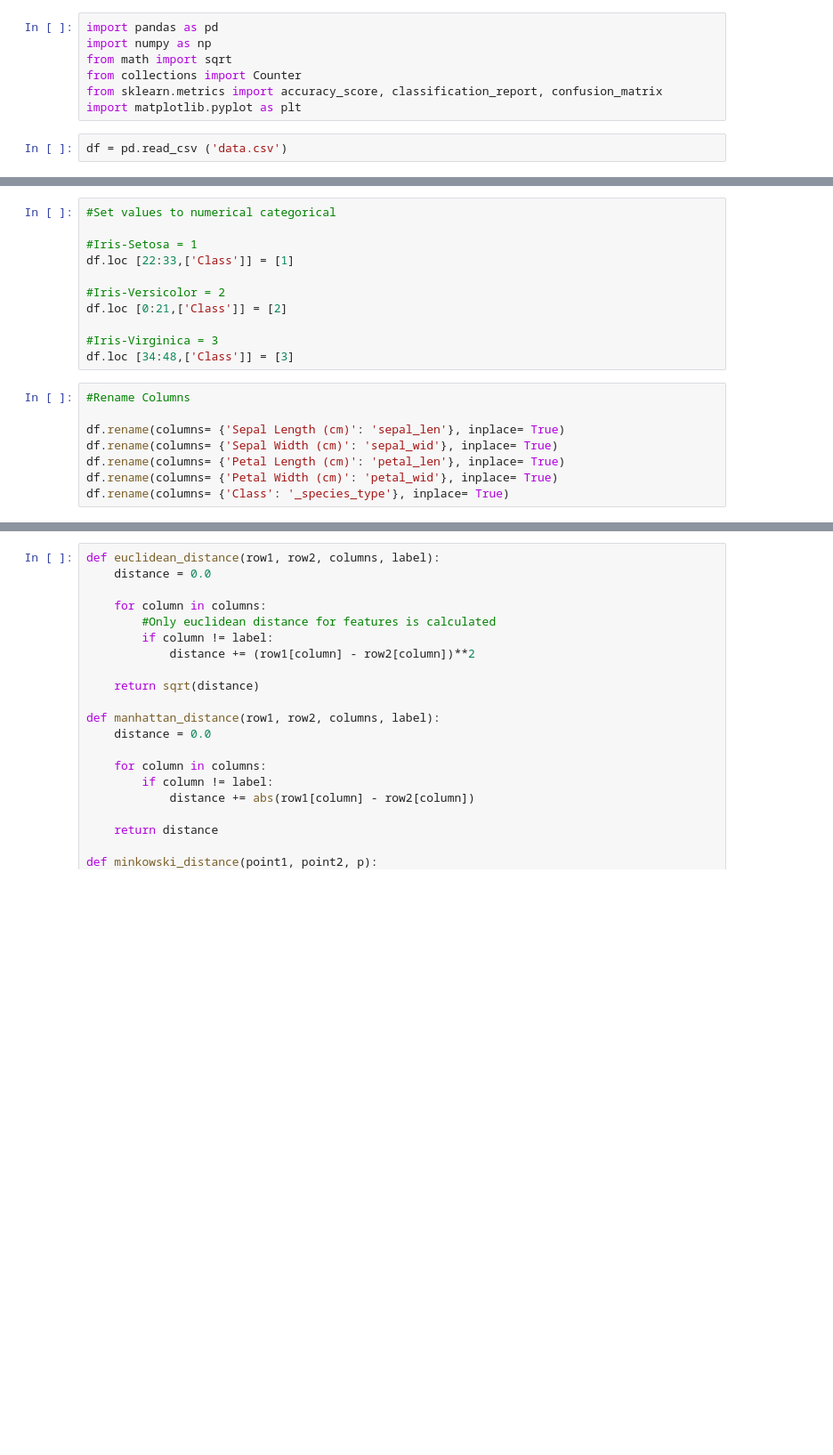
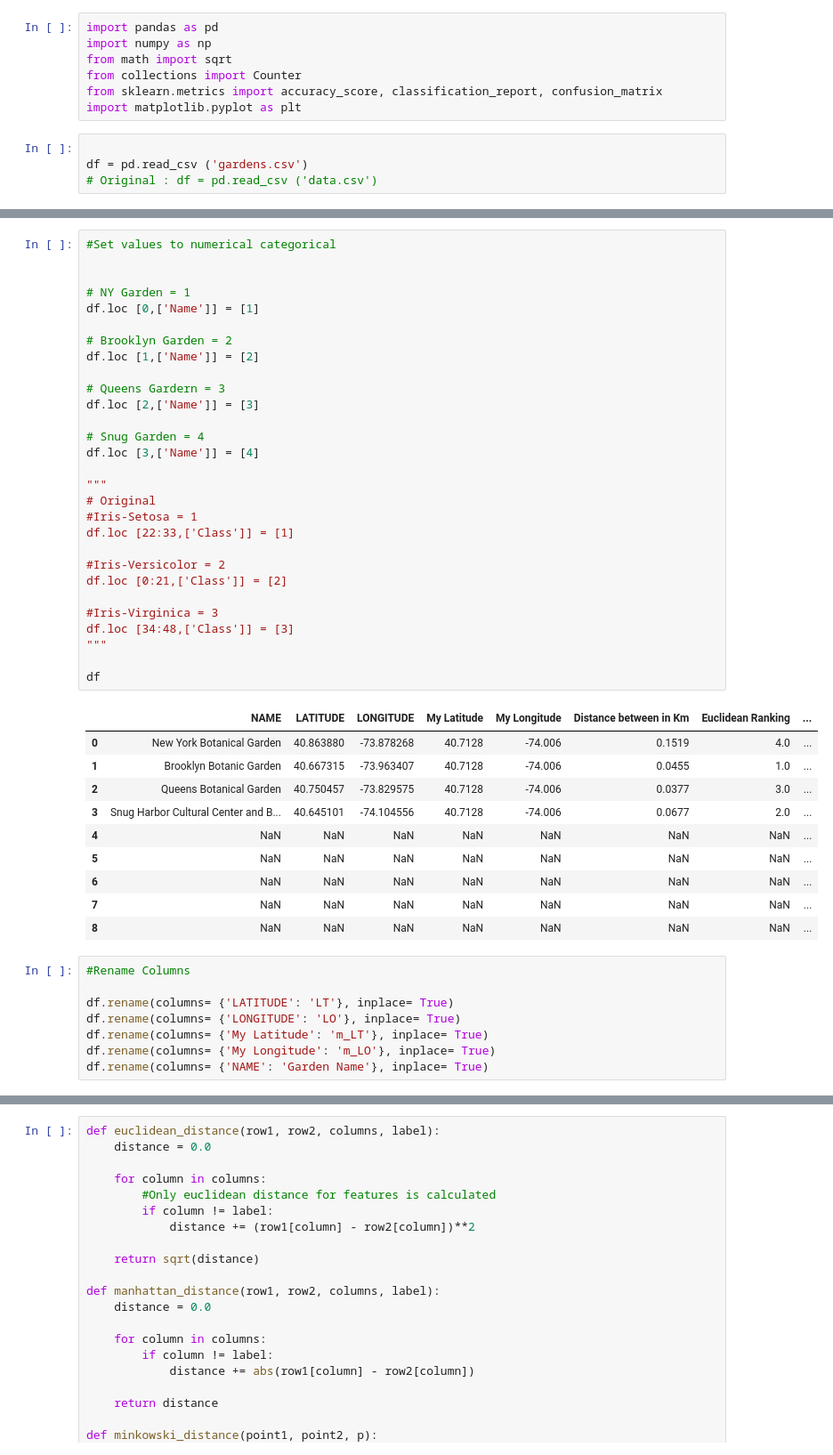
Before and after one commit to hydraadra112/CCS-246, a Jupyter notebook: xlsx/base_code.ipynb, the cells around one changed output, grey strips where cells are left out. Shown: that part at 89% size. Cells and saved outputs as stored; diff of their text form; blank space fills up the shorter version.

Commit message:
set code to work with gardens.csv

```diff
--- a/xlsx/base_code.ipynb
+++ b/xlsx/base_code.ipynb
@@ -6,6 +6,8 @@ from collections import Counter
 from sklearn.metrics import accuracy_score, classification_report, confusion_matrix
 import matplotlib.pyplot as plt
 # %%
-df = pd.read_csv ('data.csv')
+
+df = pd.read_csv ('gardens.csv')
+# Original : df = pd.read_csv ('data.csv')
 # %%
 df[0:5]
@@ -14,21 +34,50 @@ df
 # %%
 #Set values to numerical categorical
 
+
+# NY Garden = 1
+df.loc [0,['Name']] = [1]
+
+# Brooklyn Garden = 2
+df.loc [1,['Name']] = [2]
+
+# Queens Gardern = 3
+df.loc [2,['Name']] = [3]
+
+# Snug Garden = 4
+df.loc [3,['Name']] = [4]
+
+"""
+# Original
 #Iris-Setosa = 1
 df.loc [22:33,['Class']] = [1]
 
 #Iris-Versicolor = 2
 df.loc [0:21,['Class']] = [2]
 
 #Iris-Virginica = 3
 df.loc [34:48,['Class']] = [3]
+"""
+
+df
+# %% [output]
+|  | NAME | LATITUDE | LONGITUDE | My Latitude | My Longitude | Distance between in Km | Euclidean Ranking | ... |
+| 0 | New York Botanical Garden | 40.863880 | -73.878268 | 40.7128 | -74.006 | 0.1519 | 4.0 | ... |
+| 1 | Brooklyn Botanic Garden | 40.667315 | -73.963407 | 40.7128 | -74.006 | 0.0455 | 1.0 | ... |
+| 2 | Queens Botanical Garden | 40.750457 | -73.829575 | 40.7128 | -74.006 | 0.0377 | 3.0 | ... |
+| 3 | Snug Harbor Cultural Center and B... | 40.645101 | -74.104556 | 40.7128 | -74.006 | 0.0677 | 2.0 | ... |
+| 4 | NaN | NaN | NaN | NaN | NaN | NaN | NaN | ... |
+| 5 | NaN | NaN | NaN | NaN | NaN | NaN | NaN | ... |
+| 6 | NaN | NaN | NaN | NaN | NaN | NaN | NaN | ... |
+| 7 | NaN | NaN | NaN | NaN | NaN | NaN | NaN | ... |
+| 8 | NaN | NaN | NaN | NaN | NaN | NaN | NaN | ... |
 # %%
 #Rename Columns
 
-df.rename(columns= {'Sepal Length (cm)': 'sepal_len'}, inplace= True)
-df.rename(columns= {'Sepal Width (cm)': 'sepal_wid'}, inplace= True)
-df.rename(columns= {'Petal Length (cm)': 'petal_len'}, inplace= True)
-df.rename(columns= {'Petal Width (cm)': 'petal_wid'}, inplace= True)
-df.rename(columns= {'Class': '_species_type'}, inplace= True)
+df.rename(columns= {'LATITUDE': 'LT'}, inplace= True)
+df.rename(columns= {'LONGITUDE': 'LO'}, inplace= True)
+df.rename(columns= {'My Latitude': 'm_LT'}, inplace= True)
+df.rename(columns= {'My Longitude': 'm_LO'}, inplace= True)
+df.rename(columns= {'NAME': 'Garden Name'}, inplace= True)
 # %%
 df[0:5]
```
Also changed, not shown: parts of 11 cells of this notebook.
